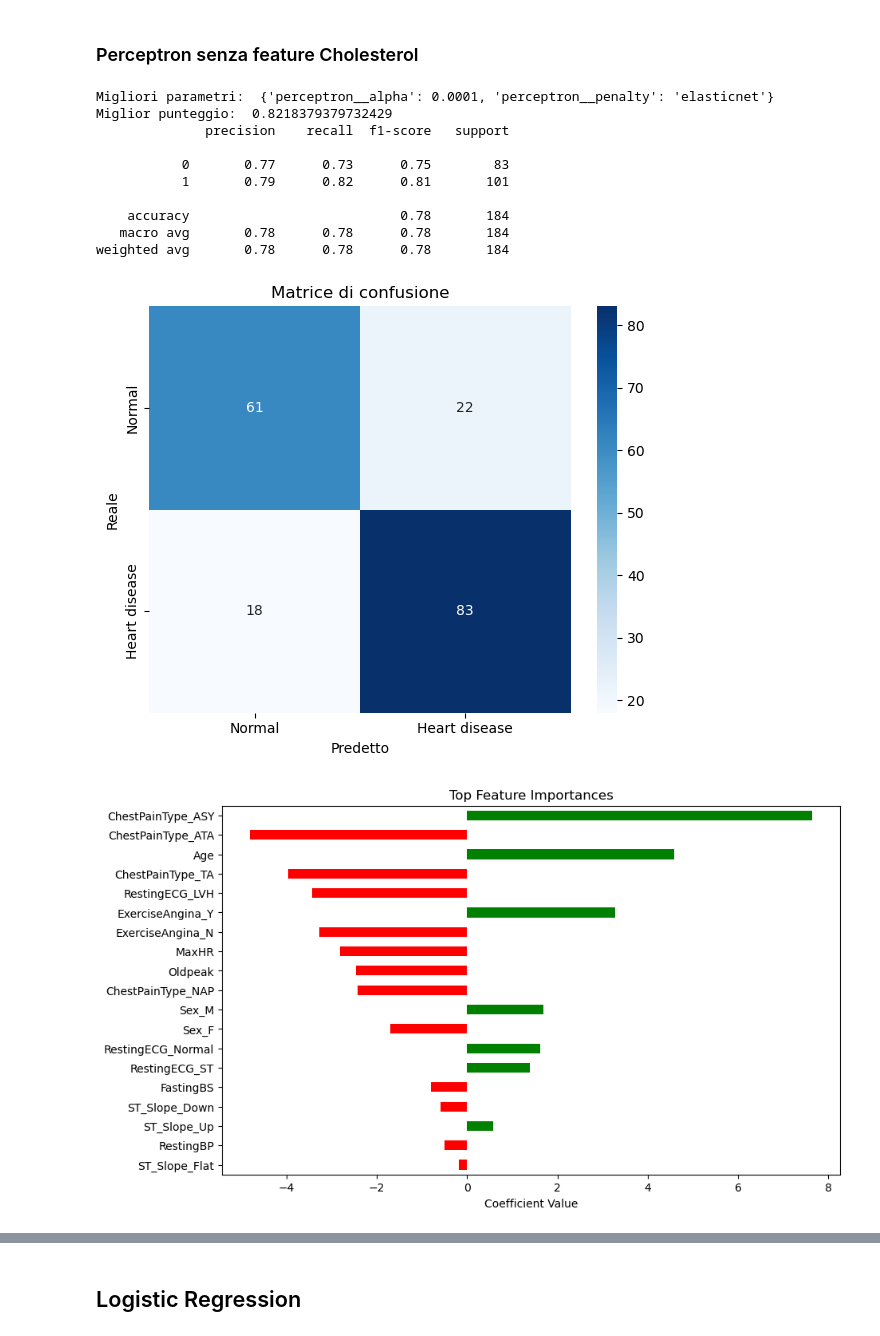
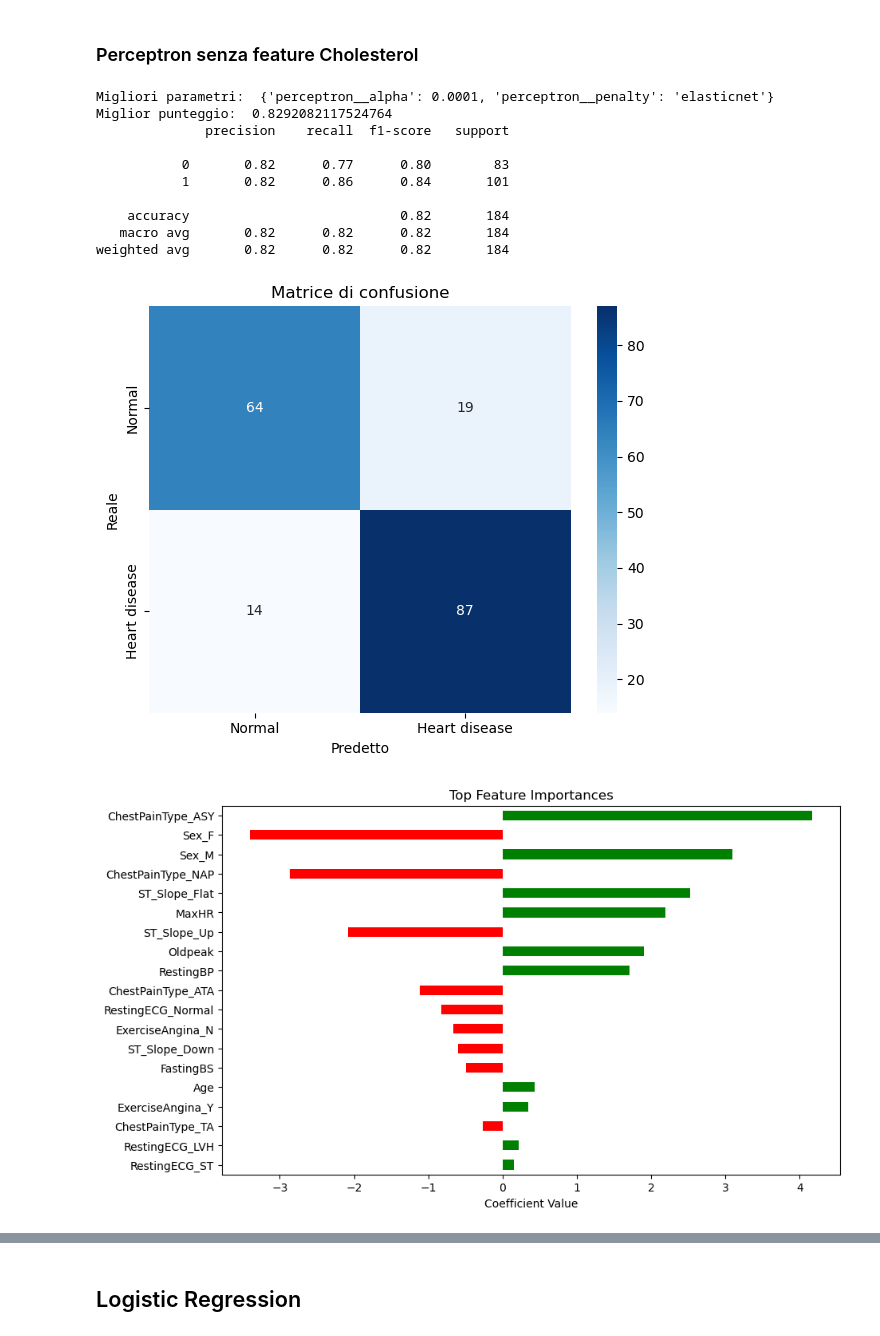
Before and after one commit to Orbmad/Data_Intensive_project, a Jupyter notebook: heart_failure_prediction.ipynb, the cells around one changed output, grey strips where cells are left out. Drawn from its saved outputs; the diff is of its cells as text; code cells hidden in the pictures.

```diff
--- a/heart_failure_prediction.ipynb
+++ b/heart_failure_prediction.ipynb
@@ -370,6 +370,9 @@ y = df['HeartDisease']
 
 X_train, X_test, y_train, y_test = train_test_split(X, y, test_size=0.2, random_state=27)
 # Si sceglie di utilizzare soltanto il 20% delle righe del dataset a causa delle sue ridotte dimensioni.
+
+# Numerical Features names
+numerical_features = ["Age", "RestingBP", "Cholesterol", "MaxHR", "Oldpeak"]
 # %% [markdown]
 # Funzioni di Utilità
 # %%
@@ -378,6 +381,15 @@ from sklearn.preprocessing import StandardScaler
 from sklearn.pipeline import Pipeline
 from sklearn.metrics import classification_report
 from sklearn.model_selection import GridSearchCV
+from sklearn.compose import ColumnTransformer
+
+# Si utilizza standard scaler solo sulle feature numeriche
+preprocessor = ColumnTransformer(
+    transformers=[
+        ('num', StandardScaler(), numerical_features)
+    ],
+    remainder='passthrough'
+)
 
 def plot_confusion_matrix(y_true, y_pred, class_order=[0, 1], class_labels=['Normal', 'Heart disease']):
 
@@ -416,7 +428,7 @@ def plot_feature_importance(model, feature_names, top_n=20):
 from sklearn.linear_model import Perceptron
 
 perceptron_with_stdscaler = Pipeline([
-    ('std', StandardScaler()),
+    ('std', preprocessor),
     ('perceptron', Perceptron(early_stopping=True, n_iter_no_change=10))
 ])
 
@@ -470,34 +491,48 @@ Il modello Perceptron sembra ottenere buoni risultati, inoltre osservando il gra
 # %% [markdown]
 ### Perceptron senza feature Cholesterol
 # %%
-perceptron_cv_noCholesterol = GridSearchCV(perceptron_with_stdscaler, perceptron_parameters, cv=5, scoring='f1', refit=True)
+numerical_features_nC = ["Age", "RestingBP", "MaxHR", "Oldpeak"]
+
+preprocessor_nC = ColumnTransformer(
+    transformers=[
+        ('num', StandardScaler(), numerical_features_nC)
+    ],
+    remainder='passthrough'
+)
+
+perceptron_nC = Pipeline([
+    ('std', preprocessor_nC),
+    ('perceptron', Perceptron(early_stopping=True, n_iter_no_change=10))
+])
+
+perceptron_cv_noCholesterol = GridSearchCV(perceptron_nC, perceptron_parameters, cv=5, scoring='f1', refit=True)
 
 X_train_noCholesterol = X_train.drop(columns=['Cholesterol'])
 X_test_noCholesterol = X_test.drop(columns=['Cholesterol'])
 
 perceptron_cv_noCholesterol.fit(X_train_noCholesterol, y_train)
 
 print('Migliori parametri: ', perceptron_cv_noCholesterol.best_params_)
 print('Miglior punteggio: ', perceptron_cv_noCholesterol.best_score_)
 
 best_perceptron_nC = perceptron_cv_noCholesterol.best_estimator_
 perceptron_nC_pred = best_perceptron_nC.predict(X_test_noCholesterol)
 print(classification_report(y_test, perceptron_nC_pred))
 
 plot_confusion_matrix(y_test, perceptron_nC_pred)
 
 plot_feature_importance(best_perceptron_nC.named_steps['perceptron'], X_train_noCholesterol.columns)
 # %% [output]
 Migliori parametri:  {'perceptron__alpha': 0.0001, 'perceptron__penalty': 'elasticnet'}
-Miglior punteggio:  0.8218379379732429
+Miglior punteggio:  0.8292082117524764
               precision    recall  f1-score   support
 
-           0       0.77      0.73      0.75        83
-           1       0.79      0.82      0.81       101
+           0       0.82      0.77      0.80        83
+           1       0.82      0.86      0.84       101
 
-    accuracy                           0.78       184
-   macro avg       0.78      0.78      0.78       184
-weighted avg       0.78      0.78      0.78       184
+    accuracy                           0.82       184
+   macro avg       0.82      0.82      0.82       184
+weighted avg       0.82      0.82      0.82       184
-[figure, old version]
+[figure, new version]
-[figure, old version]
+[figure, new version]
 # %% [markdown]
```
Also changed, not shown: parts of 41 cells of this notebook, 1 other file.
